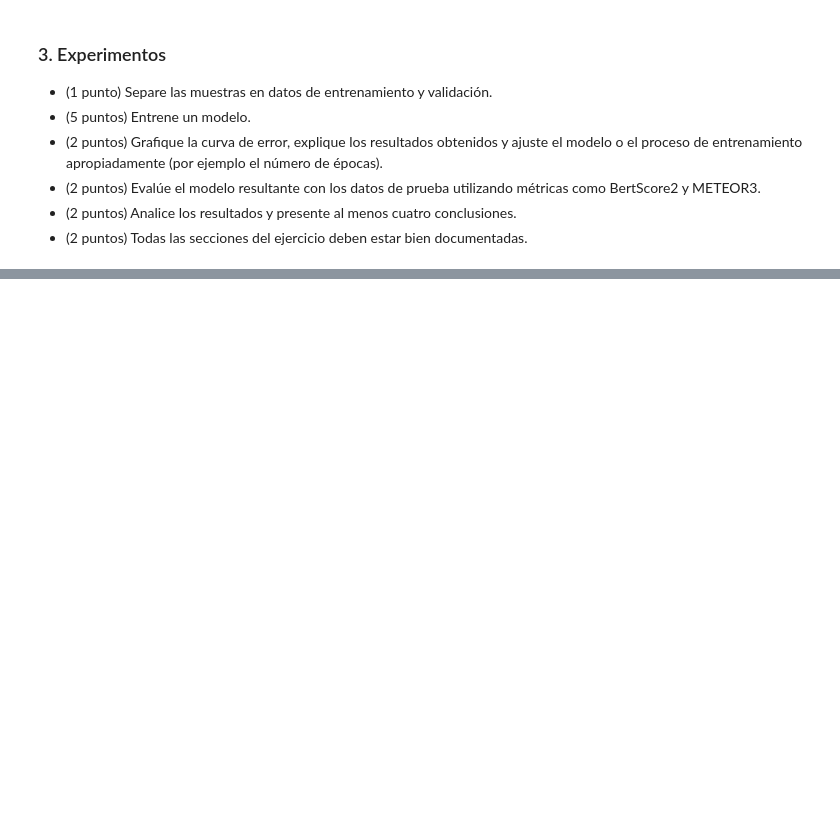
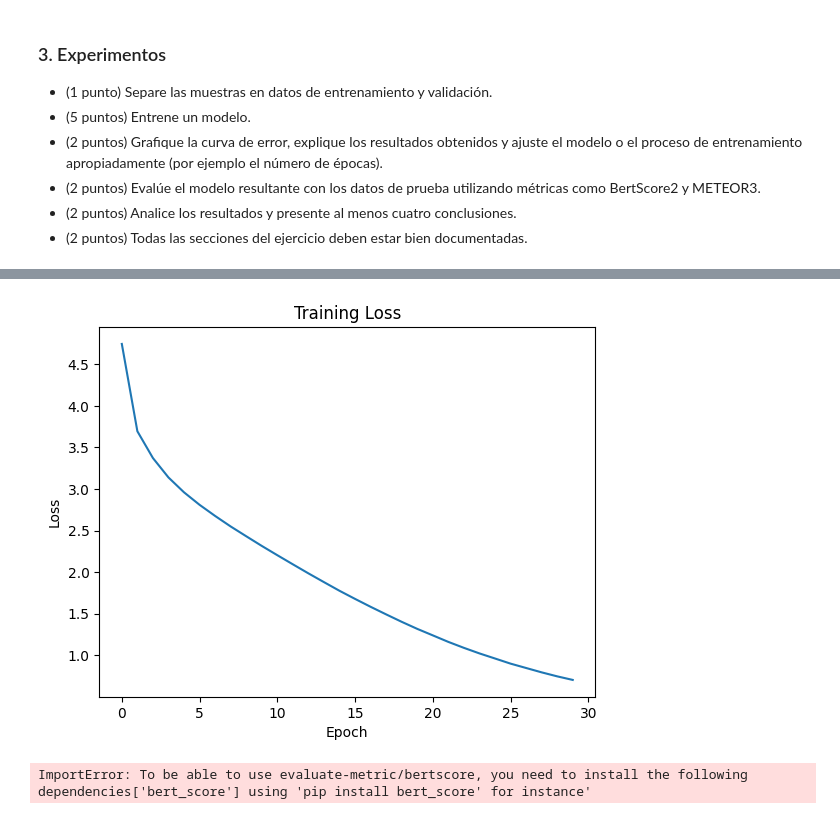
Before and after one commit to evillag/nlp, a Jupyter notebook: tareas/t6/NLP_tarea_6_Transformers_VOEV.ipynb, the cells around one changed output, grey strips where cells are left out. Saved outputs shown, nothing was run; the diff lists cells and outputs as text; code cells hidden in the pictures; blank space fills up the shorter version.

```diff
--- a/tareas/t6/NLP_tarea_6_Transformers_VOEV.ipynb
+++ b/tareas/t6/NLP_tarea_6_Transformers_VOEV.ipynb
@@ -100,0 +132,2 @@ df.head()
+# %%
+dataset.set_format(type='torch', columns=['src_ids', 'trg_ids'])
@@ -345,0 +301,6 @@ with torch.no_grad():
+# %%
+# Los datos ya estan separados en el dataset de hugging fase en entrenamiento y validacion.
+
+# DataLoader
+train_dataloader = DataLoader(dataset['train'], batch_size=32, shuffle=True)
+val_dataloader = DataLoader(dataset['validation'], batch_size=32)
@@ -345,0 +398,10 @@ with torch.no_grad():
+# %%
+# Entrenamiento adicional
+
+for epoch in range(20):
+    train_loss = train_epoch(model, train_dataloader, optimizer, criterion, device)
+    losses.append(train_loss)
+    print(f"Epoch {epoch+1}: Train Loss = {train_loss:.4f}")
+
+plot_losses(losses)
+# %% [output]
@@ -345,0 +428 @@ with torch.no_grad():
+[figure, added]
@@ -345,0 +436,27 @@ with torch.no_grad():
+# %%
+# Evaluación del modelo con BERTScore
+from evaluate import load
+
+def evaluate_model_with_bertscore(model, val_dataloader, tokenizer, device, lang="it"):
+    bertscore = load("bertscore")
+    references = []
+    predictions = []
+    model.eval()
+
+    with torch.no_grad():
+        for batch in val_dataloader:
+            src = batch['src_ids']
+            trg = batch['trg_ids']
+            output = model(src.to(device), trg[:, :-1].to(device))
+            output = output.argmax(2)
+            for i in range(output.shape[0]):
+                prediction = tokenizer.decode(output[i], skip_special_tokens=True)
+                references.append(tokenizer.decode(trg[i], skip_special_tokens=True))
+                predictions.append(prediction)
+
+    bscore_results = bertscore.compute(predictions=predictions, references=references, lang=lang)
+    return bscore_results
+
+evaluate_model_with_bertscore(model, val_dataloader, tokenizer, device)
+# %% [output]
+ImportError: To be able to use evaluate-metric/bertscore, you need to install the following dependencies['bert_score'] using 'pip install bert_score' for instance'
```
Also changed, not shown: parts of 30 cells of this notebook.
